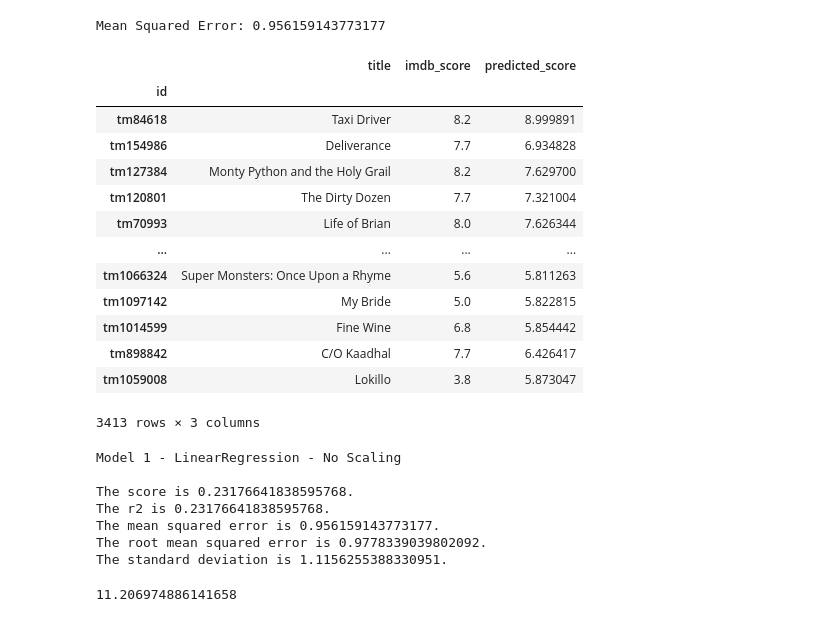
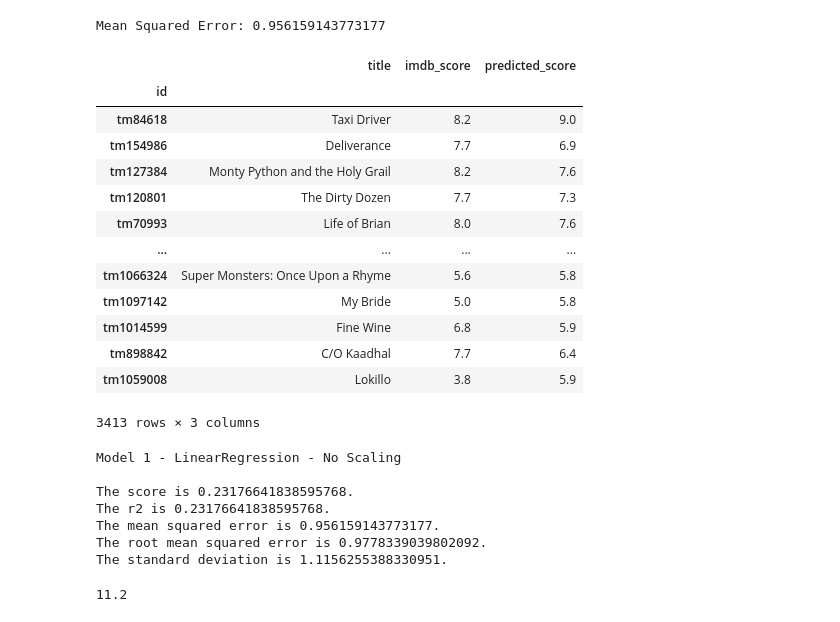
Before and after one commit to Mikelmillz/Project-4-Netflix-TV-Shows-and-Movies, a Jupyter notebook: LinearRegression_Model/model_1_LinearRegression.ipynb, the cells around one changed output. Cells and saved outputs as stored; diff of their text form; code cells hidden in the pictures.

Commit message:
Model Output Changes (rounding)

```diff
--- a/LinearRegression_Model/model_1_LinearRegression.ipynb
+++ b/LinearRegression_Model/model_1_LinearRegression.ipynb
@@ -105,34 +105,34 @@ predicted_y_values = model.predict(X)
 # %%
 # Merge the original df with dummies df on index
 movie_predictions = pd.merge(movies_dummies, movies_df, left_index=True, right_index=True)
 
 # Select 'id', 'title', and 'imdb_score' columns
 movie_predictions = movie_predictions[['id', 'title', 'imdb_score_x']]
 
 # Rename 'imdb_score' column
 movie_predictions = movie_predictions.rename(columns={'imdb_score_x': 'imdb_score'})
 
 # Add Predictions to the df
-movie_predictions['predicted_score'] = predicted_y_values
+movie_predictions['predicted_score'] = np.round(predicted_y_values, 1)
 
 # Set 'title' as index
 movie_predictions.set_index('id', inplace=True)
 
 movie_predictions
 # %% [output]
 |  | title | imdb_score | predicted_score |
 | id |  |  |  |
-| tm84618 | Taxi Driver | 8.2 | 8.999891 |
-| tm154986 | Deliverance | 7.7 | 6.934828 |
-| tm127384 | Monty Python and the Holy Grail | 8.2 | 7.629700 |
-| tm120801 | The Dirty Dozen | 7.7 | 7.321004 |
-| tm70993 | Life of Brian | 8.0 | 7.626344 |
+| tm84618 | Taxi Driver | 8.2 | 9.0 |
+| tm154986 | Deliverance | 7.7 | 6.9 |
+| tm127384 | Monty Python and the Holy Grail | 8.2 | 7.6 |
+| tm120801 | The Dirty Dozen | 7.7 | 7.3 |
+| tm70993 | Life of Brian | 8.0 | 7.6 |
 | ... | ... | ... | ... |
-| tm1066324 | Super Monsters: Once Upon a Rhyme | 5.6 | 5.811263 |
-| tm1097142 | My Bride | 5.0 | 5.822815 |
-| tm1014599 | Fine Wine | 6.8 | 5.854442 |
-| tm898842 | C/O Kaadhal | 7.7 | 6.426417 |
-| tm1059008 | Lokillo | 3.8 | 5.873047 |
+| tm1066324 | Super Monsters: Once Upon a Rhyme | 5.6 | 5.8 |
+| tm1097142 | My Bride | 5.0 | 5.8 |
+| tm1014599 | Fine Wine | 6.8 | 5.9 |
+| tm898842 | C/O Kaadhal | 7.7 | 6.4 |
+| tm1059008 | Lokillo | 3.8 | 5.9 |
 3413 rows × 3 columns
 # %%
 # Save the dataframe to a CSV file
@@ -164,4 +164,4 @@ The standard deviation is 1.1156255388330951.
 # %%
 movie_predictions['predicted_score'].max()
 # %% [output]
-11.206974886141658
+11.2
```
Also changed, not shown: 4 other files.
